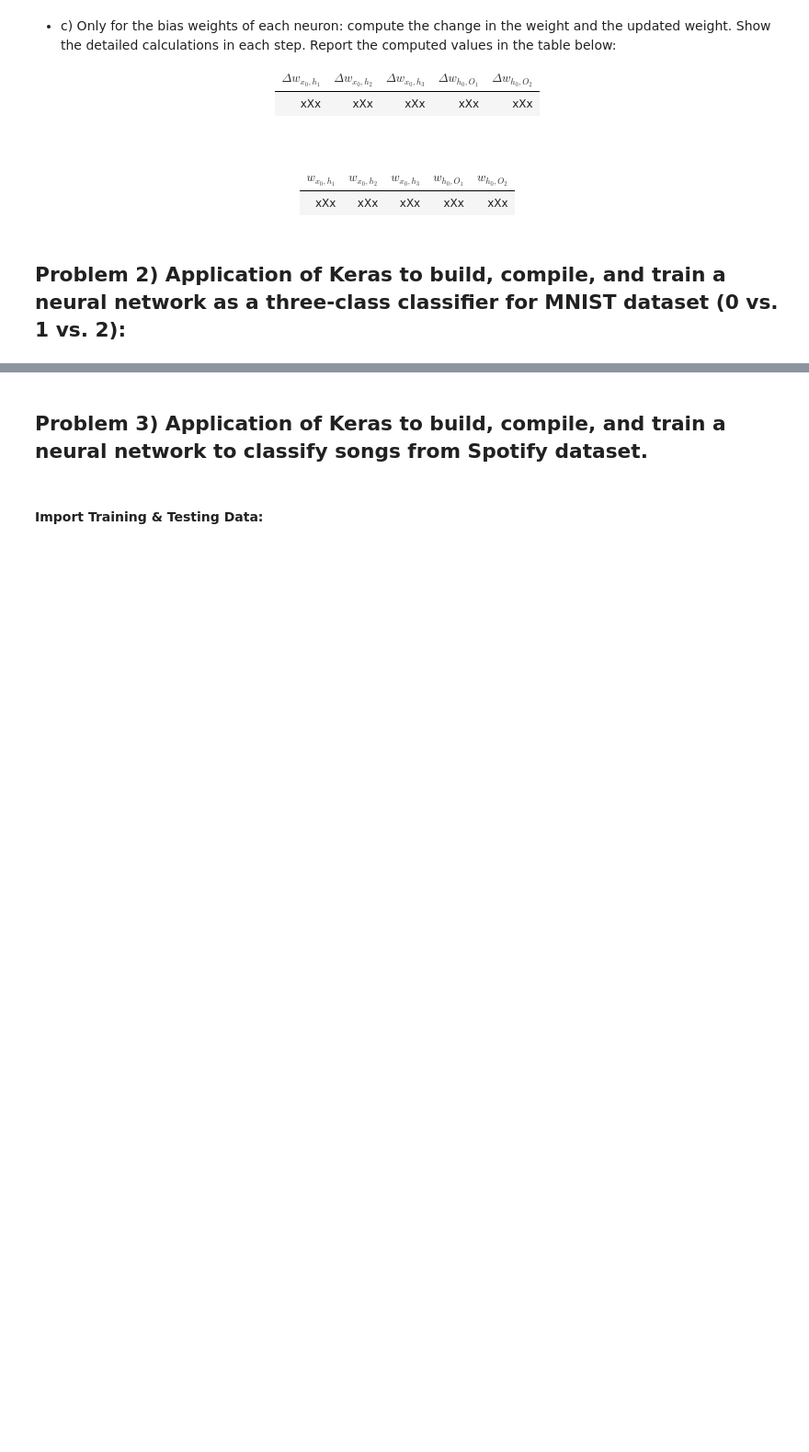
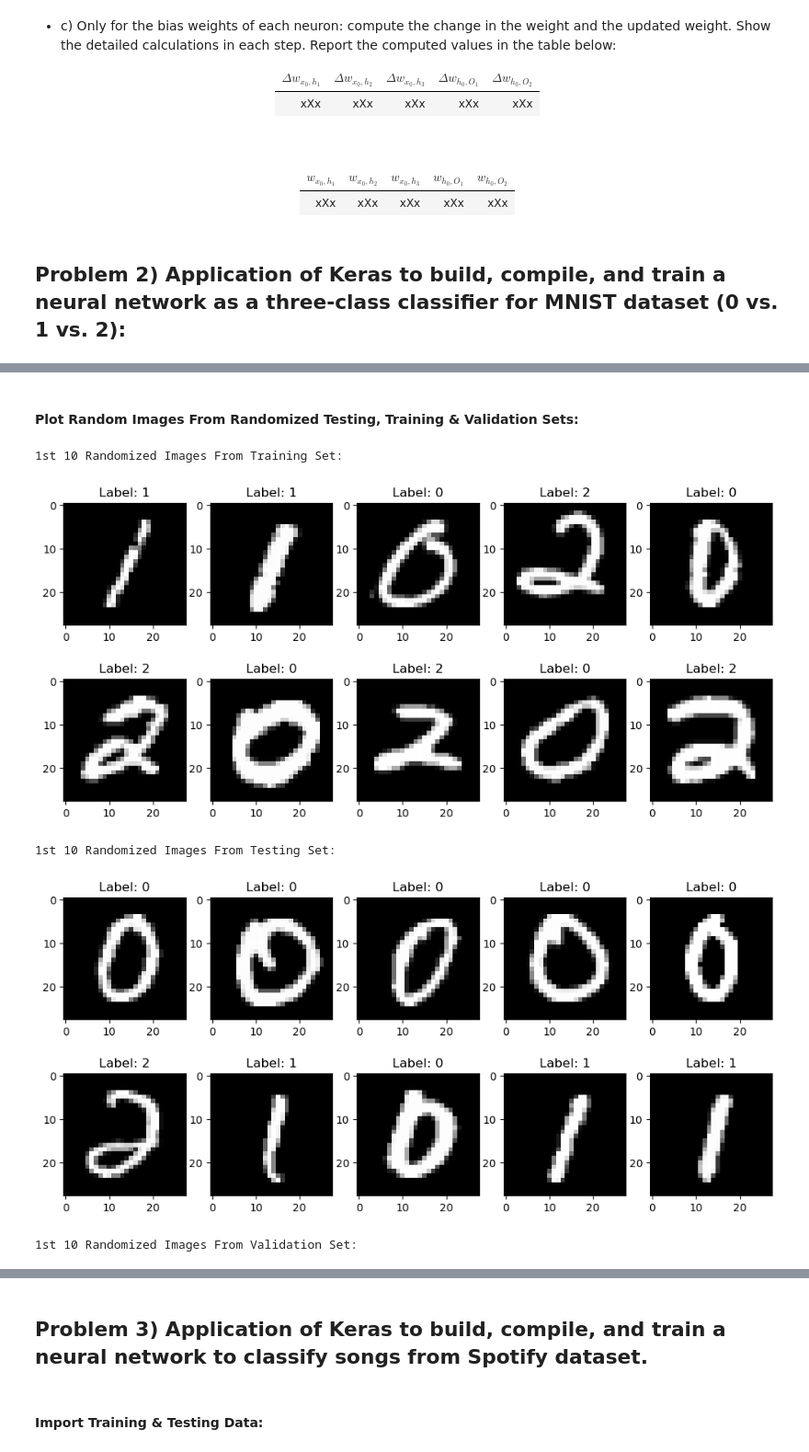
Before and after one commit to ADolbyB/deep-learning-python, a Jupyter notebook: Assignments/assignment5.ipynb, the cells around one changed output, grey strips where cells are left out. Shown at 92% size. Drawn from its saved outputs; the diff is of its cells as text; code cells hidden in the pictures; blank space fills up the shorter version.

```diff
--- a/Assignments/assignment5.ipynb
+++ b/Assignments/assignment5.ipynb
@@ -137,0 +252,21 @@ dispAnImage('../assets/HW5/HW5-1.png')
+# %%
+# Create a boolean mask to select images of digits 0, 1, and 2
+train_mask_012 = np.isin(y_train, [0, 1, 2])
+
+# Use boolean indexing to select the corresponding images and labels
+x_train_012 = x_train[train_mask_012]
+y_train_012 = y_train[train_mask_012]
+
+#print(x_train_012.shape) # debug
+#print(y_train_012.shape) # debug
+print(f'Total Number of 0\'s, 1\'s & 2\'s in \'x_train_012\' is: {x_train_012.shape[0]}\n')
+
+test_mask_012 = np.isin(y_test, [0, 1, 2])
+
+# Use boolean indexing to select the corresponding images and labels
+x_test_012 = x_test[test_mask_012]
+y_test_012 = y_test[test_mask_012]
+
+#print(x_test_012.shape) # debug
+#print(y_test_012.shape) # debug
+print(f'Total Number of 0\'s, 1\'s & 2\'s in \'x_test_012\' is: {x_test_012.shape[0]}\n')
@@ -137,0 +337,17 @@ dispAnImage('../assets/HW5/HW5-1.png')
+# %% [markdown]
+#### Plot Random Images From Randomized Testing, Training & Validation Sets:
+# %%
+print('1st 10 Randomized Images From Training Set:\n')
+img_plt(x_train_012_rnd[0:10], y_train_012_rnd[0:10])
+
+print('\n1st 10 Randomized Images From Testing Set:\n')
+img_plt(x_test_012_rnd[0:10], y_test_012_rnd[0:10])
+
+print('\n1st 10 Randomized Images From Validation Set:\n')
+img_plt(x_train_012_rnd[0:10], y_train_012_rnd[0:10])
+# %% [output]
+1st 10 Randomized Images From Training Set:
+[figure, added]
+1st 10 Randomized Images From Testing Set:
+[figure, added]
+1st 10 Randomized Images From Validation Set:
```
Also changed, not shown: parts of 28 cells of this notebook.
